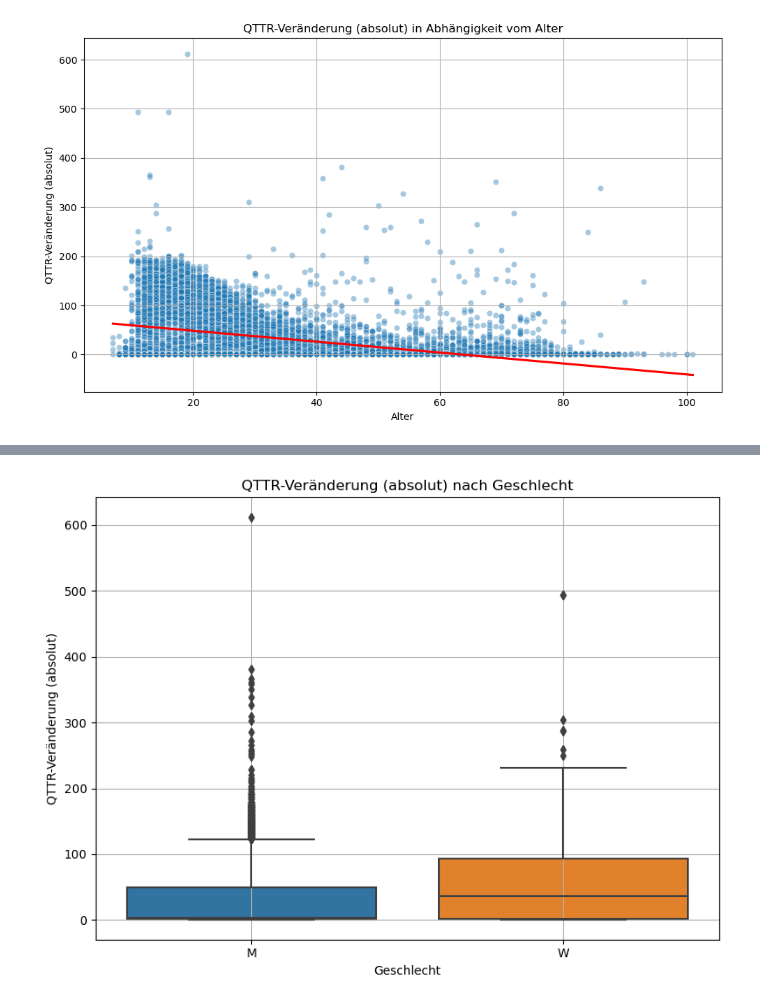
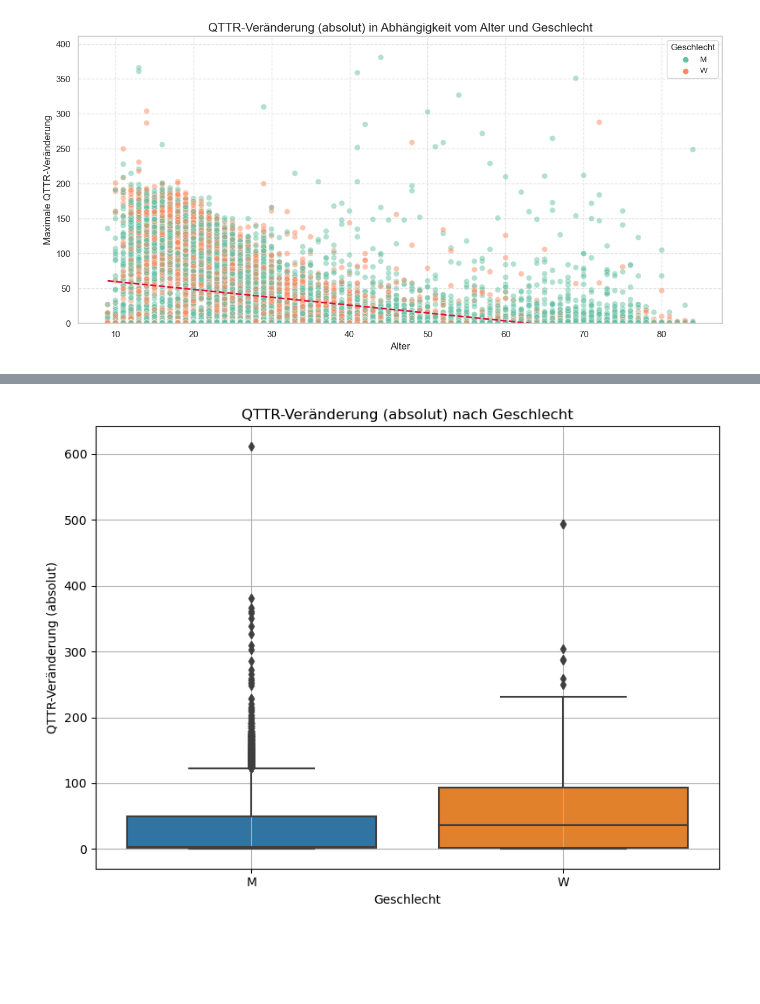
Before and after one commit to Fabian-Projects/QTTR-Veraenderungen-Klemm, a Jupyter notebook: Data_Analysis/Andrew_analysis.ipynb, the cells around one changed output, grey strips where cells are left out. Saved outputs shown, nothing was run; the diff lists cells and outputs as text; code cells hidden in the pictures; blank space fills up the shorter version.

```diff
--- a/Data_Analysis/Andrew_analysis.ipynb
+++ b/Data_Analysis/Andrew_analysis.ipynb
@@ -166,18 +195,66 @@ plt.show()
 # %%
-from datetime import datetime
+import pandas as pd
+import seaborn as sns
+import matplotlib.pyplot as plt
 
-# Alter berechnen
+# ✅ Make sure your DataFrame `df` already exists, e.g. via pd.read_csv()
+
+# Convert Geburtsdatum to datetime and calculate Alter
 df['Geburtsdatum'] = pd.to_datetime(df['Geburtsdatum'], errors='coerce')
 df['Alter'] = (pd.to_datetime("2025-01-01") - df['Geburtsdatum']).dt.days // 365
 
-plt.figure(figsize=(10, 6))
-sns.scatterplot(data=df, x='Alter', y='max_abs_change', alpha=0.4)
-sns.regplot(data=df, x='Alter', y='max_abs_change', scatter=False, color='red')
-plt.title('QTTR-Veränderung (absolut) in Abhängigkeit vom Alter')
-plt.xlabel('Alter')
-plt.ylabel('QTTR-Veränderung (absolut)')
-plt.grid(True)
+# Optional: create 'max_abs_change' if it doesn't exist
+if 'max_abs_change' not in df.columns:
+    # Example: use absolute max of all quarterly differences (adjust as needed)
+    df['max_abs_change'] = df[[
+        'Q-TTR_dif_24_Q1-25_Q1',
+        'Q-TTR_dif_24_Q1-24_Q3',
+        'Q-TTR_dif_24_Q1-24_Q2',
+        'Q-TTR_dif_24_Q2-24_Q3',
+        'Q-TTR_dif_24_Q3-24_Q4',
+        'Q-TTR_dif_24_Q4-25_Q1'
+    ]].abs().max(axis=1)
+
+# Filter for reasonable ages and changes
+df_filtered = df[
+    (df['Alter'] > 8) & (df['Alter'] < 85) &
+    (df['max_abs_change'] < 400)
+]
+
+# Set seaborn style
+sns.set(style="whitegrid")
+
+# Plot
+plt.figure(figsize=(12, 6))
+sns.scatterplot(
+    data=df_filtered,
+    x='Alter',
+    y='max_abs_change',
+    hue='Geschlecht',
+    palette='Set2',
+    alpha=0.5,
+    s=50
+)
+
+# Add regression line (overall trend)
+sns.regplot(
+    data=df_filtered,
+    x='Alter',
+    y='max_abs_change',
+    scatter=False,
+    color='crimson',
+    line_kws={'linewidth': 2, 'linestyle': '--'}
+)
+
+# Title and labels
+plt.title("QTTR-Veränderung (absolut) in Abhängigkeit vom Alter und Geschlecht", fontsize=15)
+plt.xlabel("Alter", fontsize=12)
+plt.ylabel("Maximale QTTR-Veränderung", fontsize=12)
+plt.legend(title='Geschlecht', title_fontsize=11, fontsize=10)
+plt.grid(True, linestyle='--', alpha=0.6)
 plt.tight_layout()
+plt.ylim(0, df_filtered['max_abs_change'].max() + 30)
+
 plt.show()
 # %% [output]
-[figure, old version]
+[figure, new version]
```
Also changed, not shown: parts of 12 cells of this notebook.
